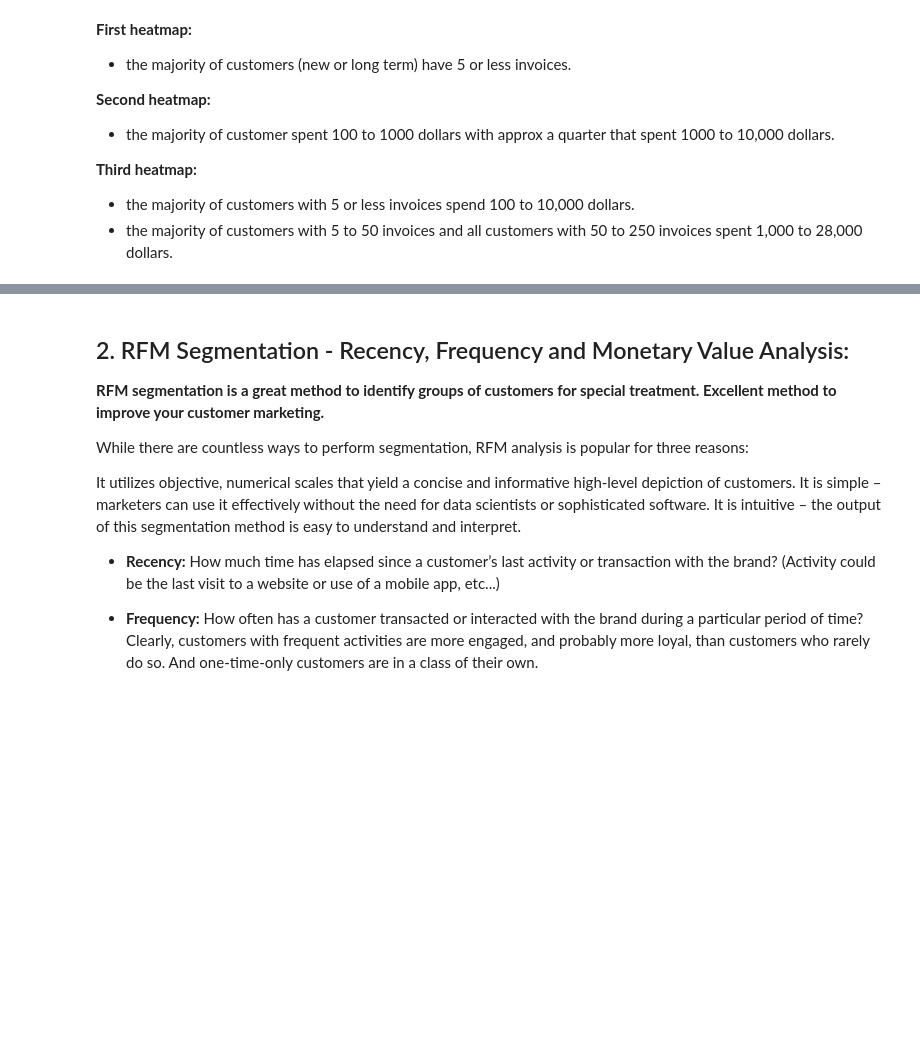
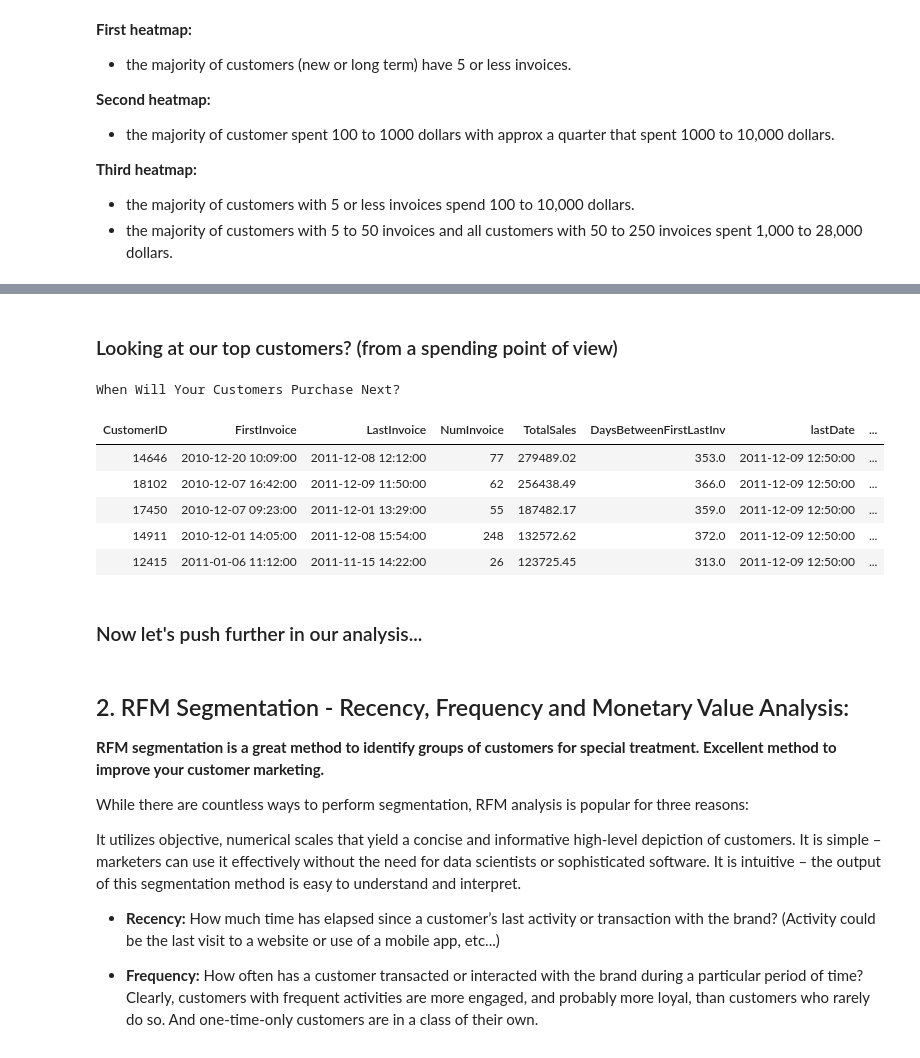
Before and after one commit to loulouOz/Customer-Insights-Analysis-RFM-Segmentation, a Jupyter notebook: customer_insights.ipynb, the cells around one changed output, grey strips where cells are left out. Drawn from its saved outputs; the diff is of its cells as text; code cells hidden in the pictures; blank space fills up the shorter version.

```diff
--- a/customer_insights.ipynb
+++ b/customer_insights.ipynb
@@ -453,3 +456,18 @@ ax[2].set_title('Number of customers by Number of invoices and spending');
+# %% [markdown]
+### Looking at our top customers? (from a spending point of view)
+# %%
+display_side_by_side(df1.sort_values('TotalSales',ascending=False).head(),
+                     titles=['When Will Your Customers Purchase Next?'])
+# %% [output]
+When Will Your Customers Purchase Next?
+| CustomerID | FirstInvoice | LastInvoice | NumInvoice | TotalSales | DaysBetweenFirstLastInv | lastDate | ... |
+| 14646 | 2010-12-20 10:09:00 | 2011-12-08 12:12:00 | 77 | 279489.02 | 353.0 | 2011-12-09 12:50:00 | ... |
+| 18102 | 2010-12-07 16:42:00 | 2011-12-09 11:50:00 | 62 | 256438.49 | 366.0 | 2011-12-09 12:50:00 | ... |
+| 17450 | 2010-12-07 09:23:00 | 2011-12-01 13:29:00 | 55 | 187482.17 | 359.0 | 2011-12-09 12:50:00 | ... |
+| 14911 | 2010-12-01 14:05:00 | 2011-12-08 15:54:00 | 248 | 132572.62 | 372.0 | 2011-12-09 12:50:00 | ... |
+| 12415 | 2011-01-06 11:12:00 | 2011-11-15 14:22:00 | 26 | 123725.45 | 313.0 | 2011-12-09 12:50:00 | ... |
+# %% [markdown]
+### Now let's push further in our analysis...
 # %% [markdown]
 ## 2. RFM Segmentation - Recency, Frequency and Monetary Value Analysis:
 
```
Also changed, not shown: parts of 9 cells of this notebook.
